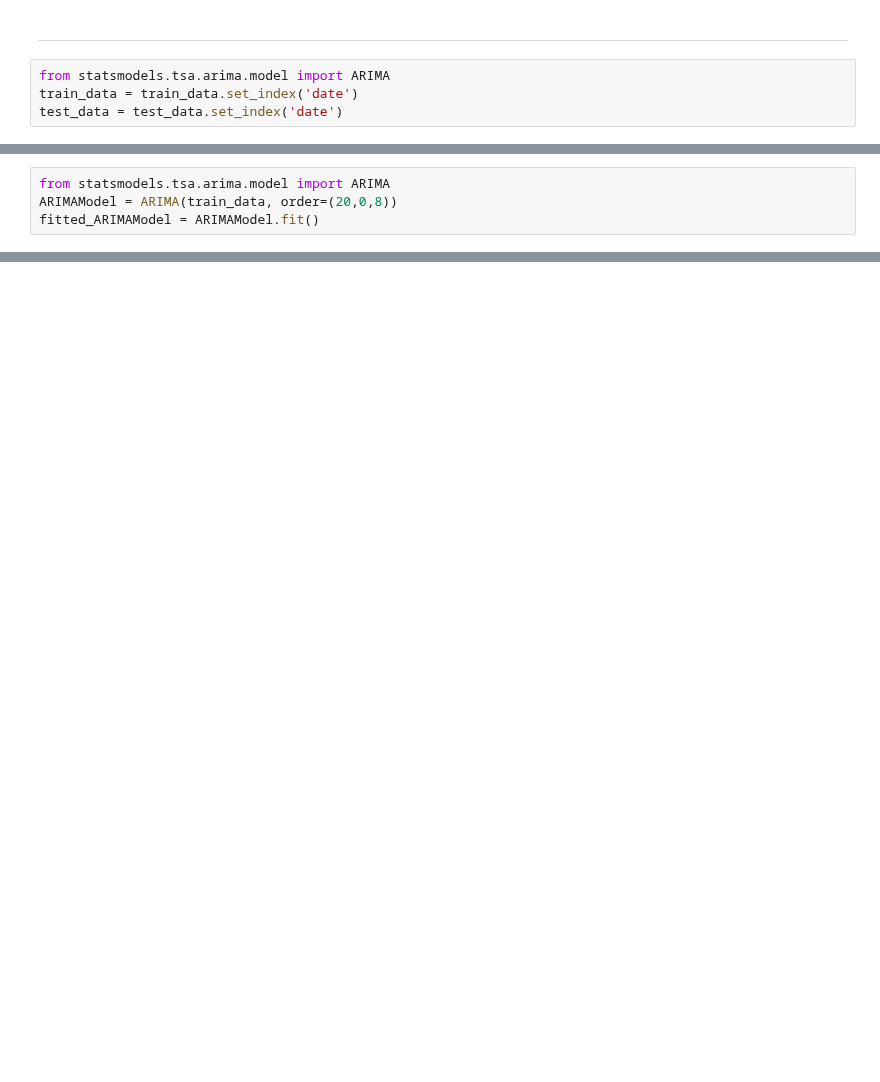
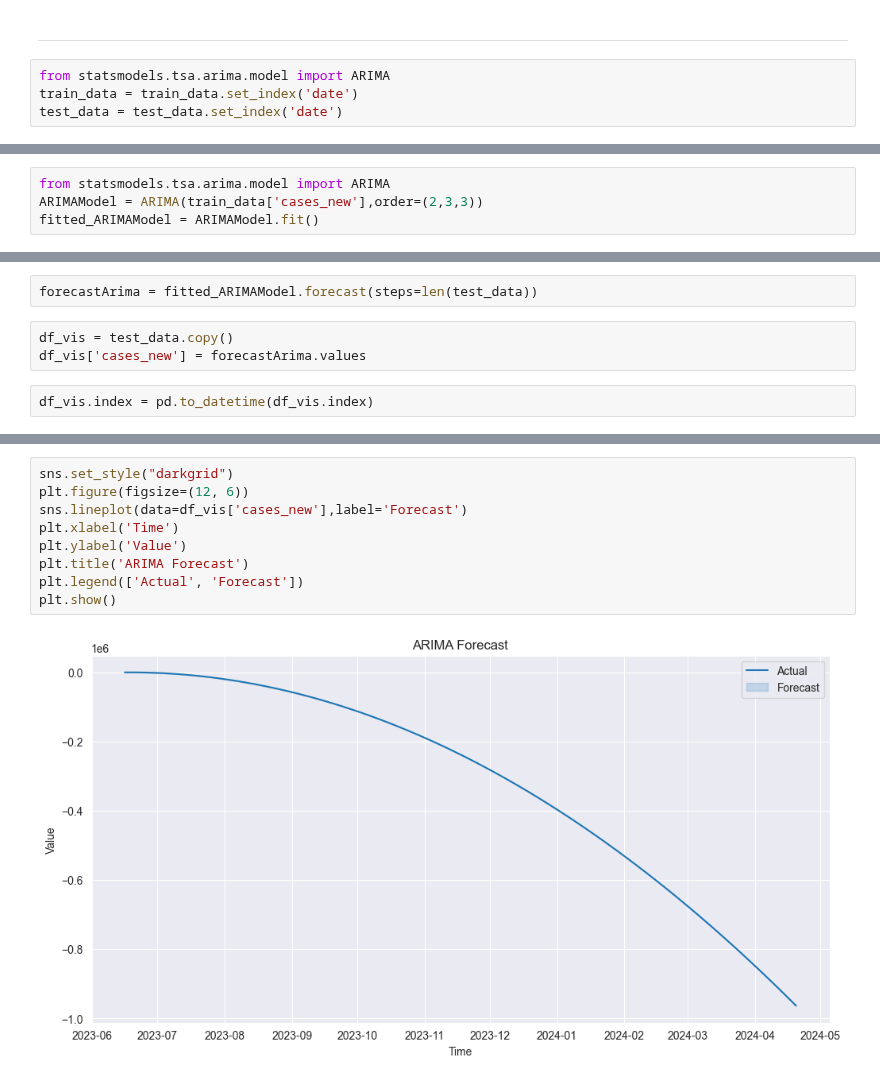
Before and after one commit to MarcusO17/5011-cem-ml, a Jupyter notebook: notebooks/model_training.ipynb, the cells around one changed output, grey strips where cells are left out. Cells and saved outputs as stored; diff of their text form; blank space fills up the shorter version.

Commit message:
ARIMA predictions

```diff
--- a/notebooks/model_training.ipynb
+++ b/notebooks/model_training.ipynb
@@ -103,4 +125,4 @@ memory usage: 4.2+ MB
 # %%
 from statsmodels.tsa.arima.model import ARIMA
-ARIMAModel = ARIMA(train_data, order=(20,0,8))
+ARIMAModel = ARIMA(train_data['cases_new'],order=(2,3,3))
 fitted_ARIMAModel = ARIMAModel.fit()
@@ -119,0 +129,7 @@ plt.show()
+# %%
+forecastArima = fitted_ARIMAModel.forecast(steps=len(test_data))
+# %%
+df_vis = test_data.copy()
+df_vis['cases_new'] = forecastArima.values
+# %%
+df_vis.index = pd.to_datetime(df_vis.index)
@@ -119,0 +167,11 @@ plt.show()
+# %%
+sns.set_style("darkgrid")
+plt.figure(figsize=(12, 6))
+sns.lineplot(data=df_vis['cases_new'],label='Forecast')
+plt.xlabel('Time')
+plt.ylabel('Value')
+plt.title('ARIMA Forecast')
+plt.legend(['Actual', 'Forecast'])
+plt.show()
+# %% [output]
+[figure, added]
```
Also changed, not shown: parts of 9 cells of this notebook.
